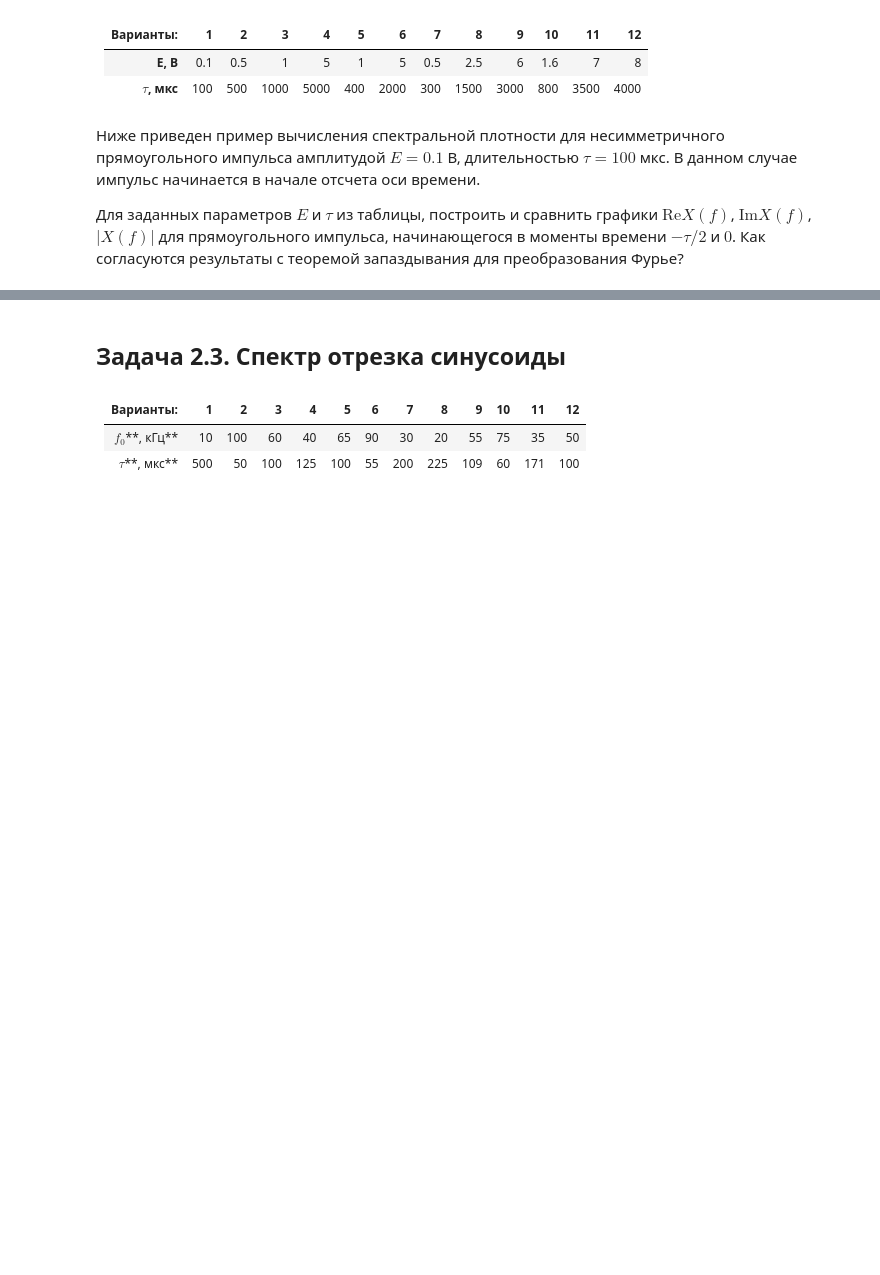
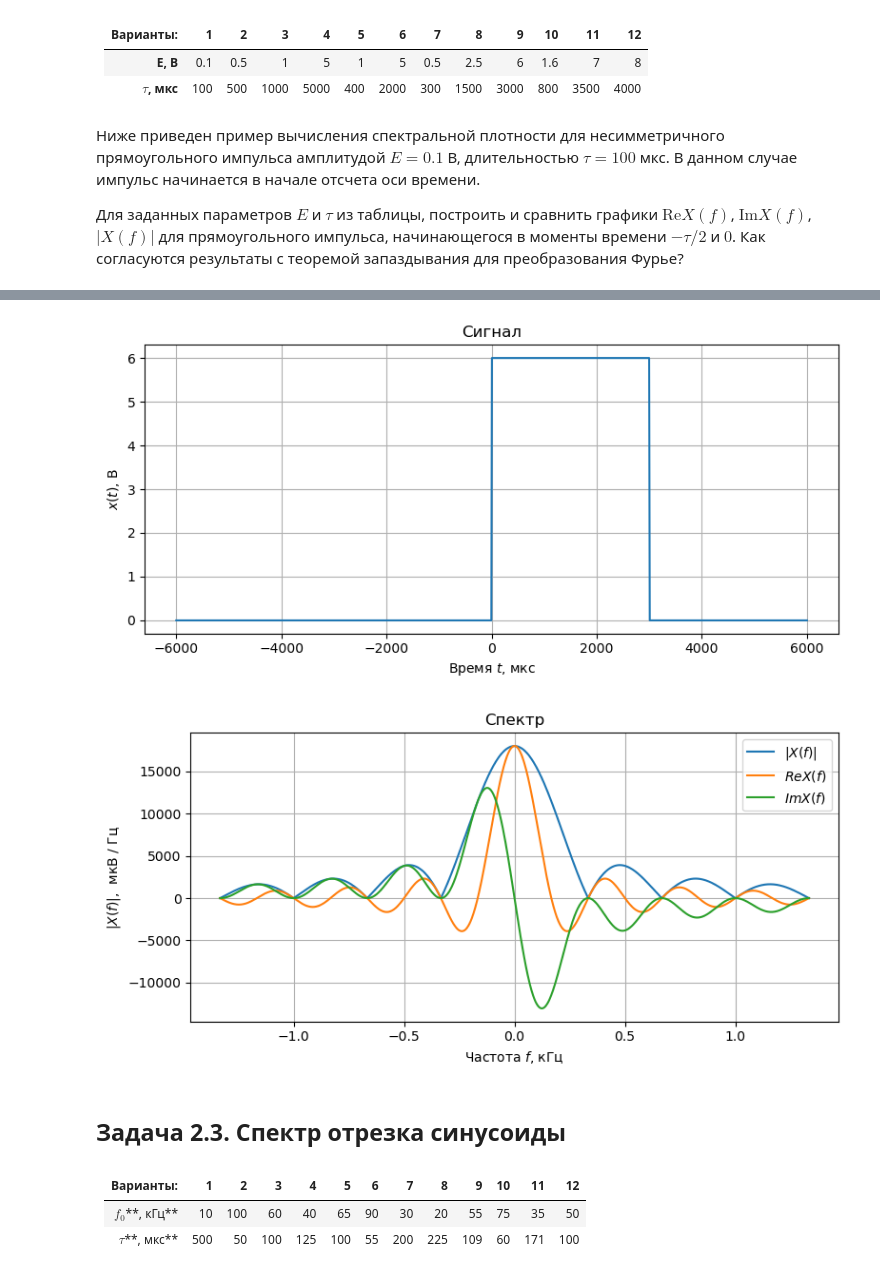
Before and after one commit to armanincredible/MIPT-RT-PHYS, a Jupyter notebook: lab1/Lab1_task.ipynb, the cells around one changed output, grey strips where cells are left out. Saved outputs shown, nothing was run; the diff lists cells and outputs as text; code cells hidden in the pictures; blank space fills up the shorter version.

```diff
--- a/lab1/Lab1_task.ipynb
+++ b/lab1/Lab1_task.ipynb
@@ -324,13 +348,13 @@ plt.grid()
 
 Для заданных параметров $E$ и $\tau$ из таблицы, построить и сравнить графики $\text{Re} X(f)$, $\text{Im} X(f)$, $|X(f)|$ для прямоугольного импульса, начинающегося в моменты времени $-\tau /2$ и $0$. Как согласуются результаты с теоремой запаздывания для преобразования Фурье?
 # %%
-tau=150*1e-6 #150 мкс
+tau=3000*1e-6 #3000 мкс
 
 f_band=np.linspace(-4/tau, 4/tau, 1000) # 1000 - число точек в диапазоне, в которых вычисляется X(f)
 
 def boxcar(t, tau):
     if 0<t<tau:
-        return 0.1 # 0.1 В
+        return 6 # 6 В
     else:
         return 0.0 # 0 В
 
@@ -361,3 +381,5 @@ plt.grid()
+[figure, added]
+[figure, added]
 # %% [markdown]
 ## Задача 2.3. Спектр отрезка синусоиды
 # %% [markdown]
```
Also changed, not shown: parts of 19 cells of this notebook, 8 other files.
